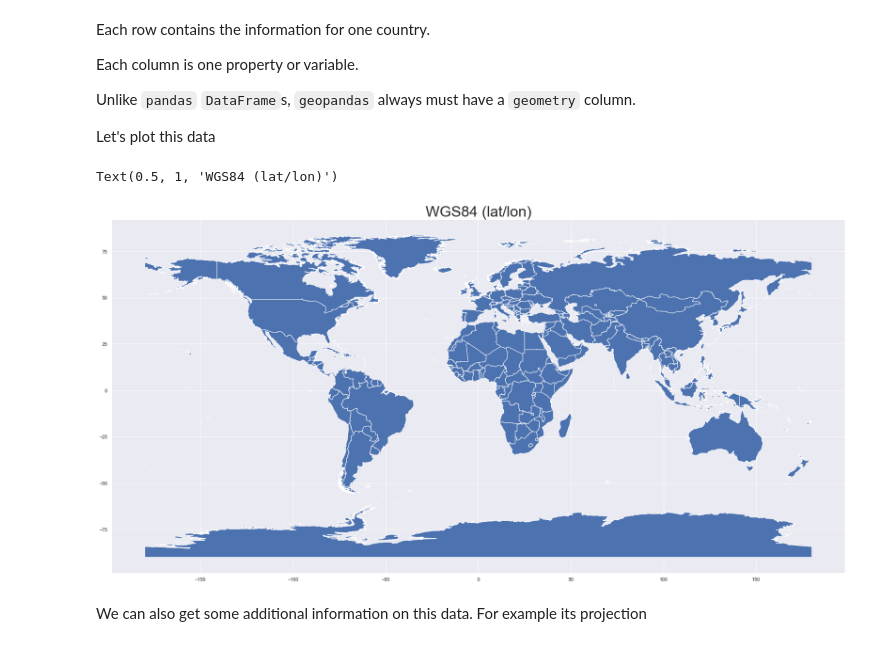
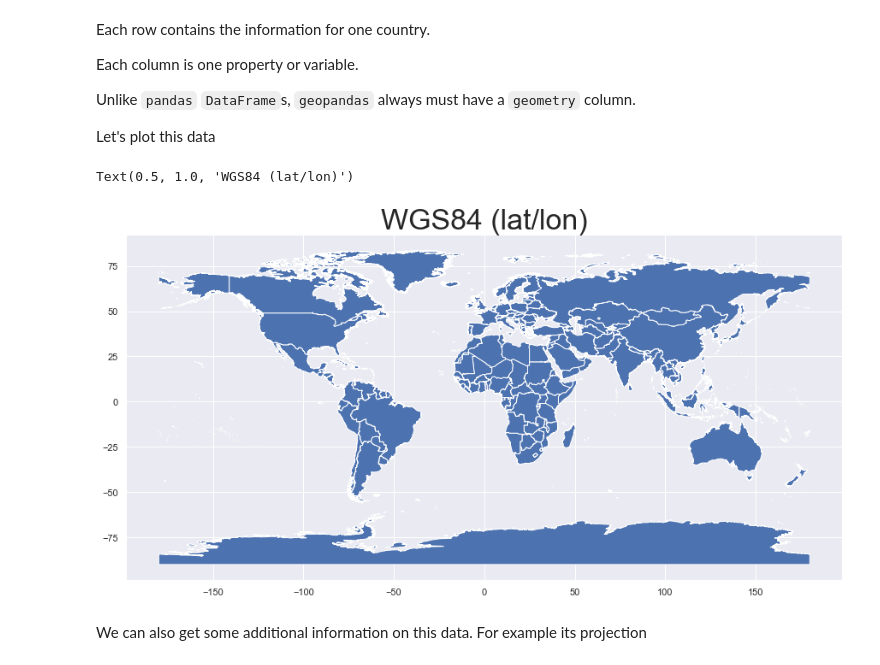
Before and after one commit to ozak/CompEcon, a Jupyter notebook: notebooks/GIS with Python.ipynb, the cells around one changed output. Cells and saved outputs as stored; diff of their text form; code cells hidden in the pictures.

```diff
--- a/notebooks/GIS with Python.ipynb
+++ b/notebooks/GIS with Python.ipynb
@@ -82,3 +80,14 @@ countries = gpd.read_file('https://www.naturalearthdata.com/http//www.naturalear
+# %%
+import requests
+import io
+
+#headers = {'User-Agent': 'Mozilla/5.0 (Macintosh; Intel Mac OS X 10_10_1) AppleWebKit/537.36 (KHTML, like Gecko) Chrome/39.0.2171.95 Safari/537.36'}
+headers = {'User-Agent': 'Mozilla/5.0 (X11; Linux x86_64) AppleWebKit/537.36 (KHTML, like Gecko) Chrome/51.0.2704.103 Safari/537.36', 'Accept': 'text/html,application/xhtml+xml,application/xml;q=0.9,*/*;q=0.8'}
+
+url = 'https://www.naturalearthdata.com/http//www.naturalearthdata.com/download/10m/cultural/ne_10m_admin_0_countries.zip'
+r = requests.get(url, headers=headers)
+countries = gp.read_file(io.BytesIO(r.content))
+#countries = gpd.read_file('https://www.naturalearthdata.com/http//www.naturalearthdata.com/download/10m/cultural/ne_10m_admin_0_countries.zip')
 # %% [markdown]
 Let's look inside this ``GeoDataFrame``
 # %%
@@ -107,12 +116,12 @@ Unlike ``pandas`` ``DataFrame``s, ``geopandas`` always must have a ``geometry``
 Let's plot this data
 # %%
 %matplotlib inline
-fig, ax = plt.subplots(figsize=(30,20))
+fig, ax = plt.subplots(figsize=(15,10))
 countries.plot(ax=ax)
 ax.set_title("WGS84 (lat/lon)", fontdict={'fontsize':34})
 # %% [output]
-Text(0.5, 1, 'WGS84 (lat/lon)')
+Text(0.5, 1.0, 'WGS84 (lat/lon)')
-[figure, old version]
+[figure, new version]
 # %% [markdown]
 We can also get some additional information on this data. For example its projection
 # %%
```
Also changed, not shown: parts of 22 cells of this notebook, 1 other file.
